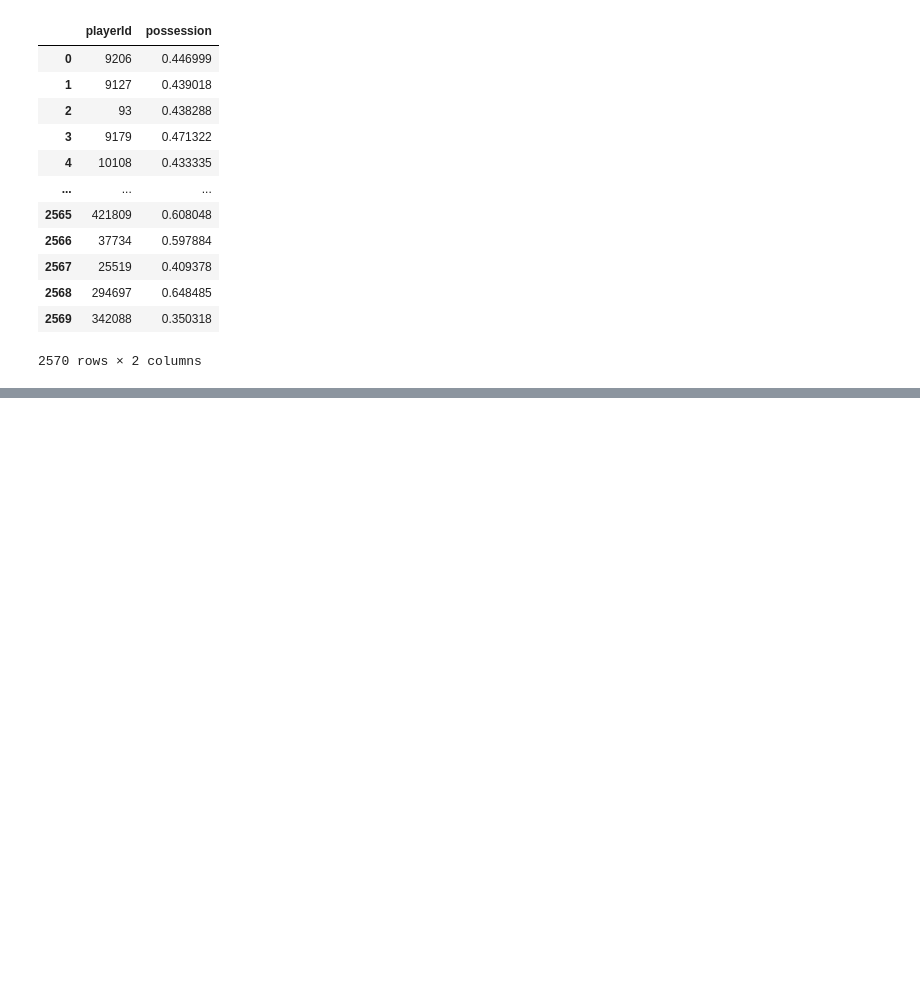
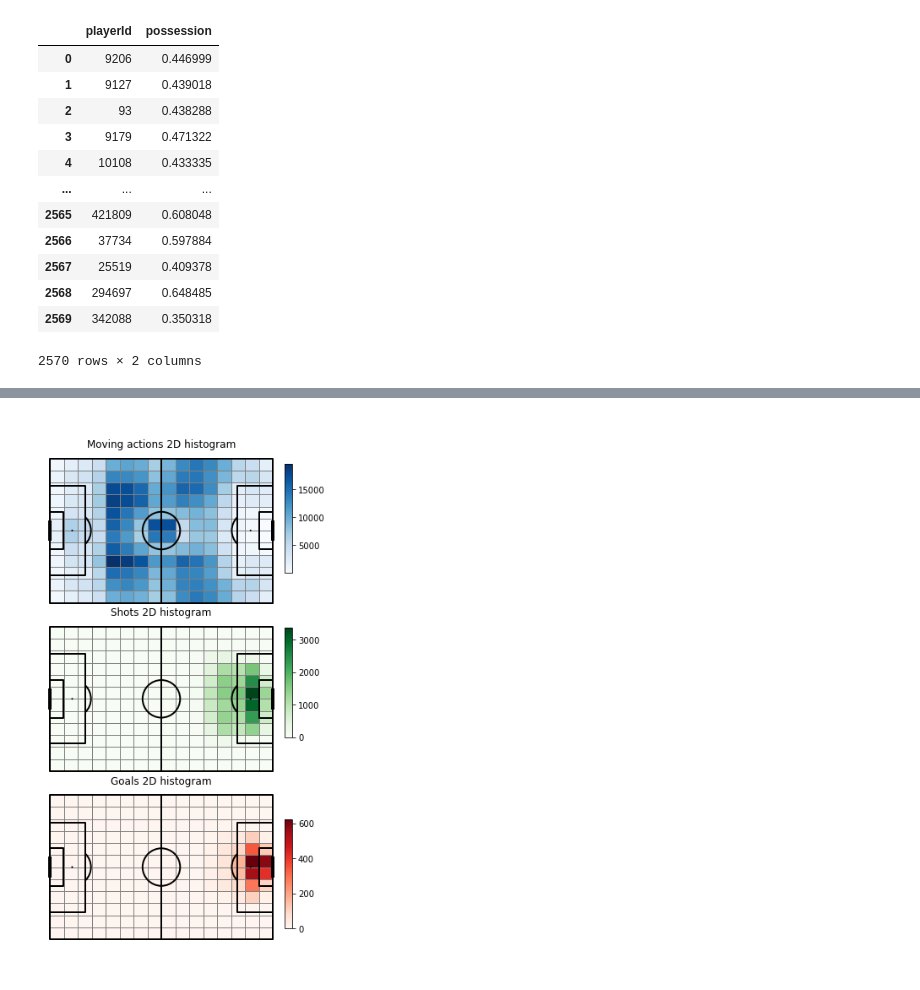
Before and after one commit to lyonjust/soccermatics, a Jupyter notebook: Assignment 2/assignment-2.ipynb, the cells around one changed output, grey strips where cells are left out. Cells and saved outputs as stored; diff of their text form; code cells hidden in the pictures; blank space fills up the shorter version.

```diff
--- a/Assignment 2/assignment-2.ipynb
+++ b/Assignment 2/assignment-2.ipynb
@@ -585,0 +589,46 @@ calculate_percentiles(position='Midfielder', calculate_overall_rank='sum').sort_
+# %%
+df_events['next_event_same_game'] = np.where(df_events['matchId'].shift(-1, fill_value=0) == df_events['matchId'], True, False)
+
+df_events['next_event'] = np.where(df_events['next_event_same_game'] == True, df_events['subEventName'].shift(-1, fill_value=0), np.nan)
+
+df_events['kicked_out'] = np.where(df_events['next_event']=='Ball out of the field', True, False)
+# %%
+movement_sub_events = ['Simple pass', 'High pass', 'Head pass', 'Smart pass', 'Cross']
+
+df_movement_events = df_events[(df_events['subEventName'].isin(movement_sub_events)) & (df_events['kicked_out']==False)]
+
+df_shots = filter_by_event_or_sub_event(df=df_events, eventId=10)
+
+df_goals = get_metrics(df=df_shots, eventId=10, tags=[101])
+# %%
+pitch = Pitch(line_color='black', pitch_type='wyscout', line_zorder = 2) # pitch_length=105, pitch_width=68,
+
+movement_binned = pitch.bin_statistic(df_movement_events['x_start'], df_movement_events['y_start'], statistic='count', bins=(16, 12), normalize=False)
+shots_binned = pitch.bin_statistic(df_shots['x_start'], df_shots['y_start'], statistic='count', bins=(16, 12), normalize=False)
+goals_binned = pitch.bin_statistic(df_goals['x_start'], df_goals['y_start'], statistic='count', bins=(16, 12), normalize=False)
+
+
+move_count = movement_binned["statistic"]
+shot_count = shots_binned["statistic"]
+goal_count = goals_binned["statistic"]
+# %%
+fig, ax = pitch.grid(grid_height=0.9, title_height=0.06, axis=False, nrows=3,
+                     endnote_height=0.04, title_space=0, endnote_space=0)
+
+pcm  = pitch.heatmap(movement_binned, cmap='Blues', edgecolor='grey', ax=ax['pitch'][0])
+ax_cbar = fig.add_axes((1, 0.72, 0.03, 0.2))
+cbar = fig.colorbar(pcm, cax=ax_cbar)
+ax['pitch'][0].set_title('Moving actions 2D histogram')
+
+
+pcm  = pitch.heatmap(shots_binned, cmap='Greens', edgecolor='grey', ax=ax['pitch'][1])
+ax_cbar = fig.add_axes((1, 0.42, 0.03, 0.2))
+cbar = fig.colorbar(pcm, cax=ax_cbar)
+ax['pitch'][1].set_title('Shots 2D histogram')
+
+pcm  = pitch.heatmap(goals_binned, cmap='Reds', edgecolor='grey', ax=ax['pitch'][2])
+ax_cbar = fig.add_axes((1, 0.07, 0.03, 0.2))
+cbar = fig.colorbar(pcm, cax=ax_cbar)
+ax['pitch'][2].set_title('Goals 2D histogram');
+# %% [output]
+[figure, added]
```
Also changed, not shown: parts of 24 cells of this notebook.
